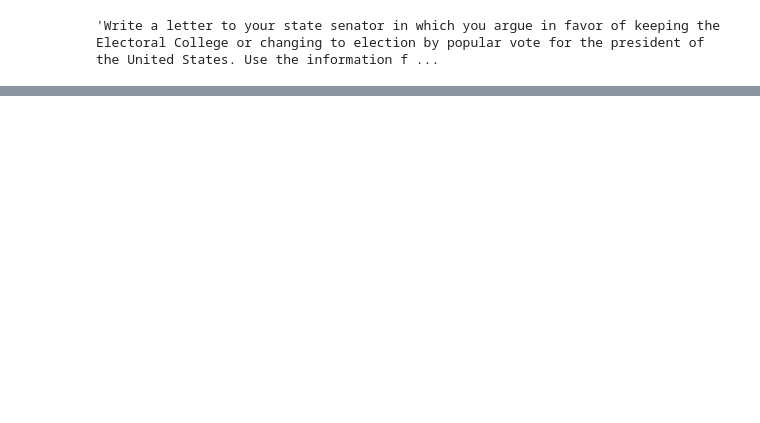
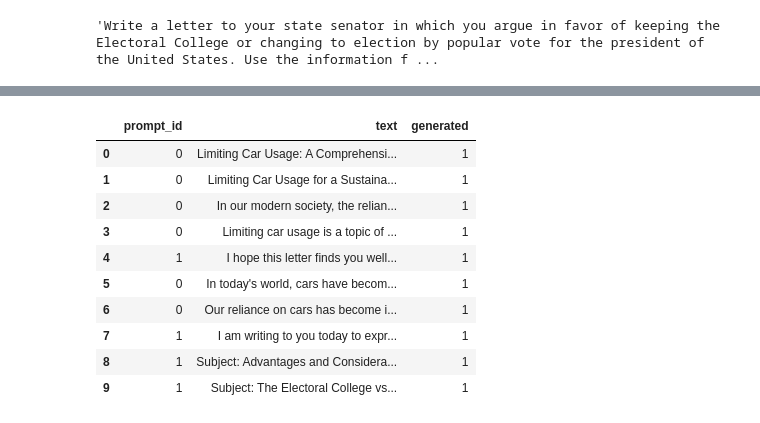
Before and after one commit to TejaswiniSeeram/llm_data_mining, a Jupyter notebook: Final.ipynb, the cells around one changed output, grey strips where cells are left out. Saved outputs shown, nothing was run; the diff lists cells and outputs as text; code cells hidden in the pictures; blank space fills up the shorter version.

```diff
--- a/Final.ipynb
+++ b/Final.ipynb
@@ -164,0 +182,15 @@ len(l1)
+# %%
+df_new=pd.DataFrame({"prompt_id":l1,"text":l2,"generated":l3})
+df_new
+# %% [output]
+|  | prompt_id | text | generated |
+| 0 | 0 | Limiting Car Usage: A Comprehensi... | 1 |
+| 1 | 0 | Limiting Car Usage for a Sustaina... | 1 |
+| 2 | 0 | In our modern society, the relian... | 1 |
+| 3 | 0 | Limiting car usage is a topic of ... | 1 |
+| 4 | 1 | I hope this letter finds you well... | 1 |
+| 5 | 0 | In today's world, cars have becom... | 1 |
+| 6 | 0 | Our reliance on cars has become i... | 1 |
+| 7 | 1 | I am writing to you today to expr... | 1 |
+| 8 | 1 | Subject: Advantages and Considera... | 1 |
+| 9 | 1 | Subject: The Electoral College vs... | 1 |
```
Also changed, not shown: parts of 12 cells of this notebook.
